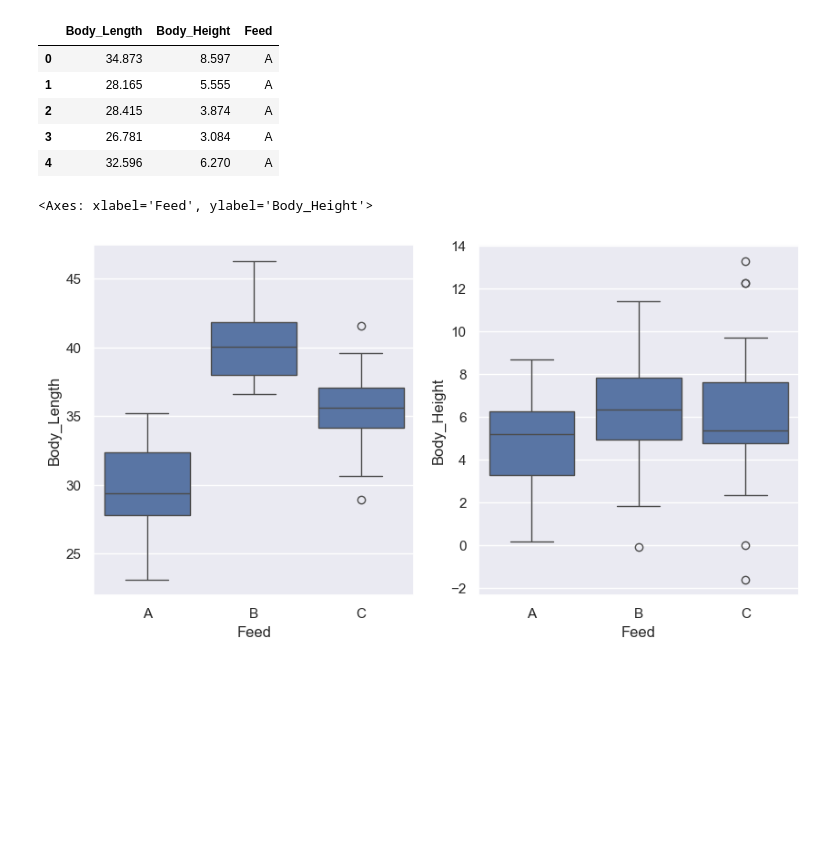
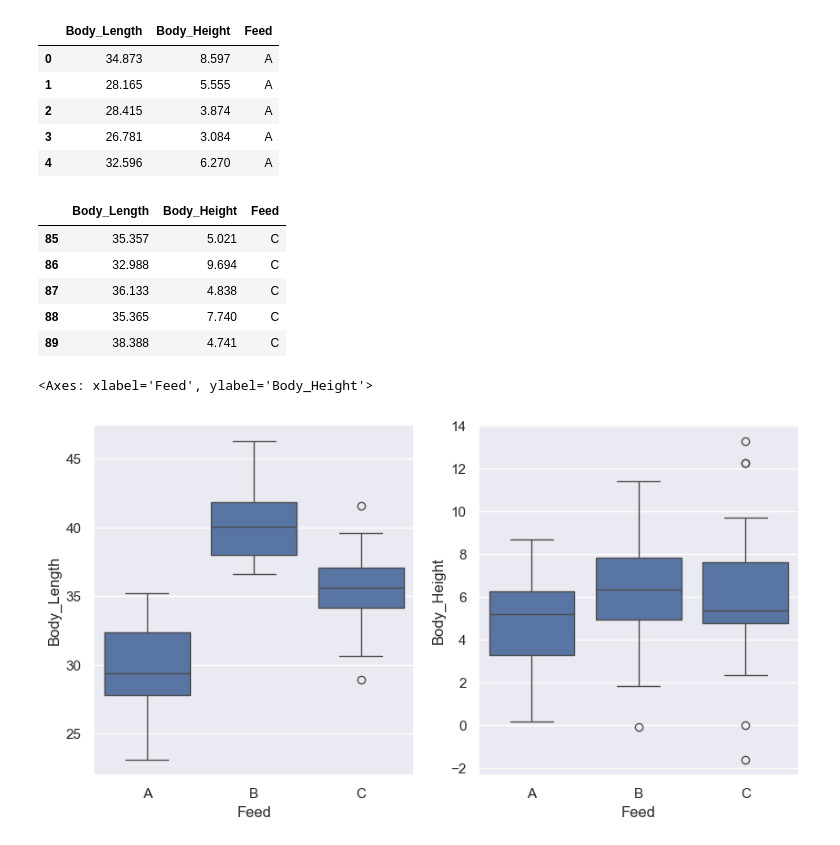
Before and after one commit to misayo334/dsdev, a Jupyter notebook: Lesson08_Anova/DataScience_08_分散分析.ipynb, the cells around one changed output. Drawn from its saved outputs; the diff is of its cells as text; code cells hidden in the pictures; blank space fills up the shorter version.

```diff
--- a/Lesson08_Anova/DataScience_08_分散分析.ipynb
+++ b/Lesson08_Anova/DataScience_08_分散分析.ipynb
@@ -24,6 +33,16 @@ data1.head()
 | 2 | 28.415 | 3.874 | A |
 | 3 | 26.781 | 3.084 | A |
 | 4 | 32.596 | 6.270 | A |
+# %%
+# データの確認
+data1.tail()
+# %% [output]
+|  | Body_Length | Body_Height | Feed |
+| 85 | 35.357 | 5.021 | C |
+| 86 | 32.988 | 9.694 | C |
+| 87 | 36.133 | 4.838 | C |
+| 88 | 35.365 | 7.740 | C |
+| 89 | 38.388 | 4.741 | C |
 # %%
 # 箱ひげ図の作成
 f, axes = plt.subplots(1, 2, figsize=(10,5))
```
Also changed, not shown: parts of 22 cells of this notebook, 1 other file.
